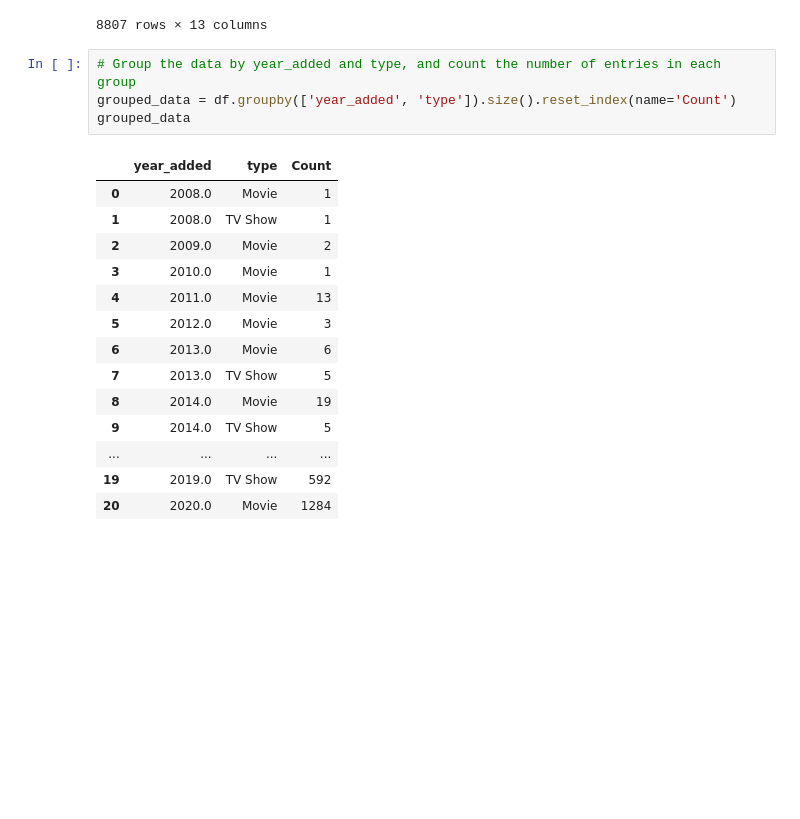
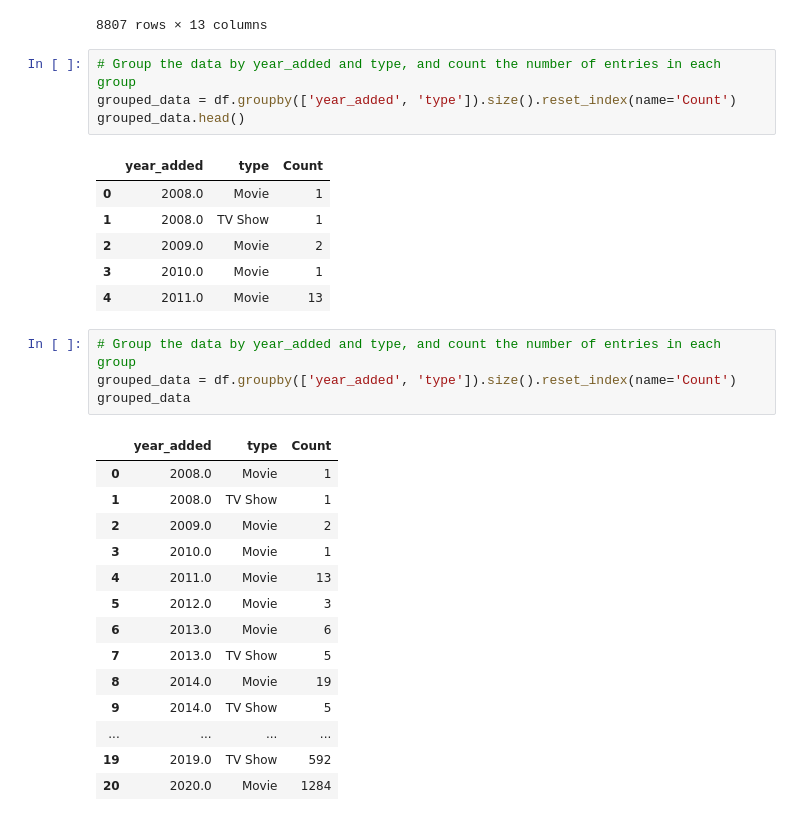
Before and after one commit to BranisGh/Data-Science-Projects, a Jupyter notebook: netflix_titles.ipynb, the cells around one changed output. Drawn from its saved outputs; the diff is of its cells as text; blank space fills up the shorter version.

```diff
--- a/netflix_titles.ipynb
+++ b/netflix_titles.ipynb
@@ -363,6 +416,17 @@ df
 | 8805 | s8806 | Movie | Zoom | Peter Hewitt | Tim Allen, Courteney Cox, Chevy C... | United States | 2020-01-11 | 2006 | PG | 88 min | ... |
 | 8806 | s8807 | Movie | Zubaan | Mozez Singh | Vicky Kaushal, Sarah-Jane Dias, R... | India | 2019-03-02 | 2015 | TV-14 | 111 min | ... |
 8807 rows × 13 columns
+# %%
+# Group the data by year_added and type, and count the number of entries in each group
+grouped_data = df.groupby(['year_added', 'type']).size().reset_index(name='Count')
+grouped_data.head()
+# %% [output]
+|  | year_added | type | Count |
+| 0 | 2008.0 | Movie | 1 |
+| 1 | 2008.0 | TV Show | 1 |
+| 2 | 2009.0 | Movie | 2 |
+| 3 | 2010.0 | Movie | 1 |
+| 4 | 2011.0 | Movie | 13 |
 # %%
 # Group the data by year_added and type, and count the number of entries in each group
 grouped_data = df.groupby(['year_added', 'type']).size().reset_index(name='Count')
```
Also changed, not shown: parts of 8 cells of this notebook.
